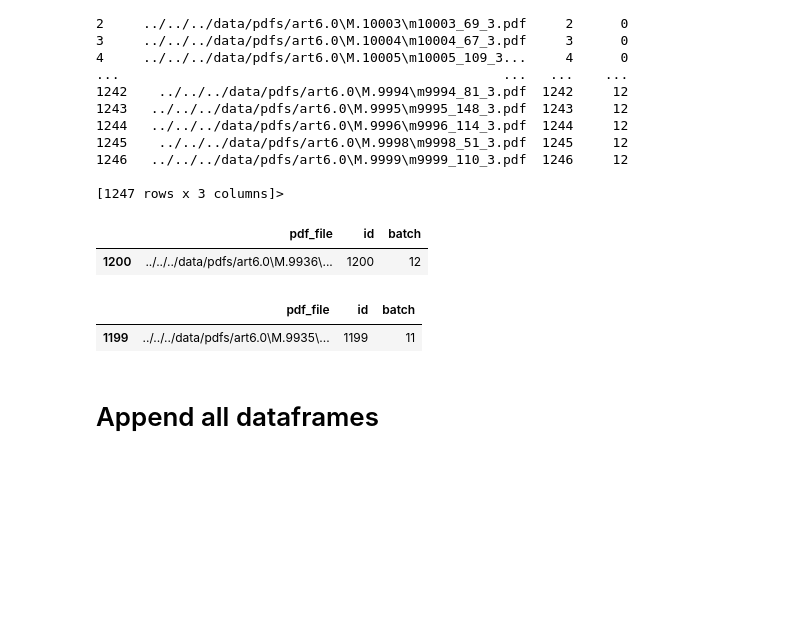
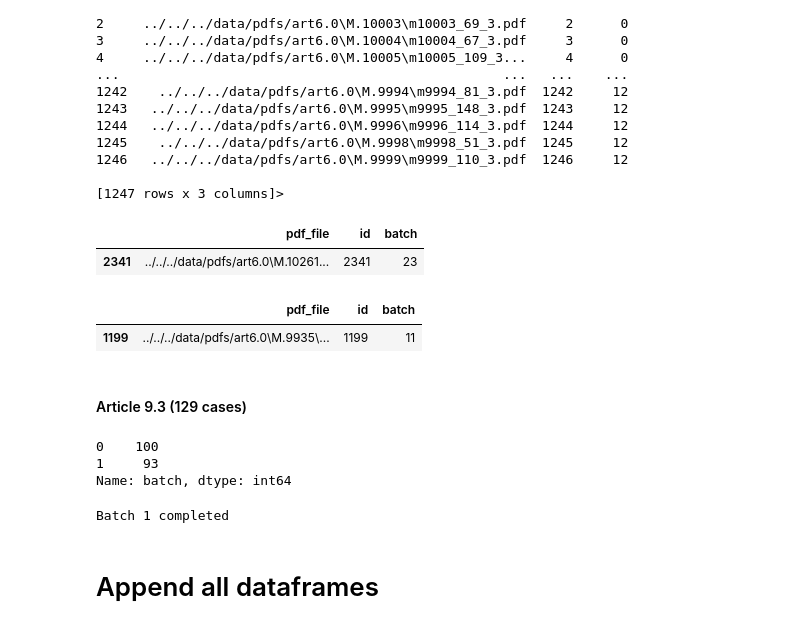
Before and after one commit to adellegia/predicting-merger-decision-outcomes, a Jupyter notebook: src/python/notebook/parsing.ipynb, the cells around one changed output. Cells and saved outputs as stored; diff of their text form; code cells hidden in the pictures; blank space fills up the shorter version.

```diff
--- a/src/python/notebook/parsing.ipynb
+++ b/src/python/notebook/parsing.ipynb
@@ -220,12 +271,14 @@ df_60.tail
 
 [1247 rows x 3 columns]>
 # %%
-df_60[df_60['id']==1200]
+df_60[df_60['id']==2341]
 # %% [output]
 |  | pdf_file | id | batch |
-| 1200 | ../../../data/pdfs/art6.0\M.9936\... | 1200 | 12 |
+| 2341 | ../../../data/pdfs/art6.0\M.10261... | 2341 | 23 |
 # %%
 df_60[df_60['pdf_file']=="../../../data/pdfs/art6.0\M.9935\m9935_130_3.pdf"]
 # %% [output]
 |  | pdf_file | id | batch |
 | 1199 | ../../../data/pdfs/art6.0\M.9935\... | 1199 | 11 |
+# %% [markdown]
+#### Article 9.3 (129 cases)
@@ -232,3 +291,26 @@ df_60[df_60['pdf_file']=="../../../data/pdfs/art6.0\M.9935\m9935_130_3.pdf"]
+# %%
+df_93['batch'].value_counts()
+# %% [output]
+0    100
+1     93
+Name: batch, dtype: int64
+# %%
+# parse pdf
+for i in range(1,2): #0-1
+    globals()[f'df_9.3_{i}'] = parse_pdf(tqdm(df_93[df_93['batch']==i]['pdf_file']))
+    print("Batch {} completed".format(i))
+
+    # save json file name
+    date = datetime.date.today().strftime('%Y_%m_%d')
+
+    file_name = f"../../../data/parsed/parsed_art9.3_batch{i}_{date}.json"
+    if os.path.exists(file_name):
+        os.remove(file_name)
+
+    # save file as json
+    globals()[f'df_9.3_{i}'].to_json(file_name)
+# %% [output]
+Batch 1 completed
 # %% [markdown]
 # Append all dataframes
 # %%
```
Also changed, not shown: parts of 15 cells of this notebook, 2 other files.
